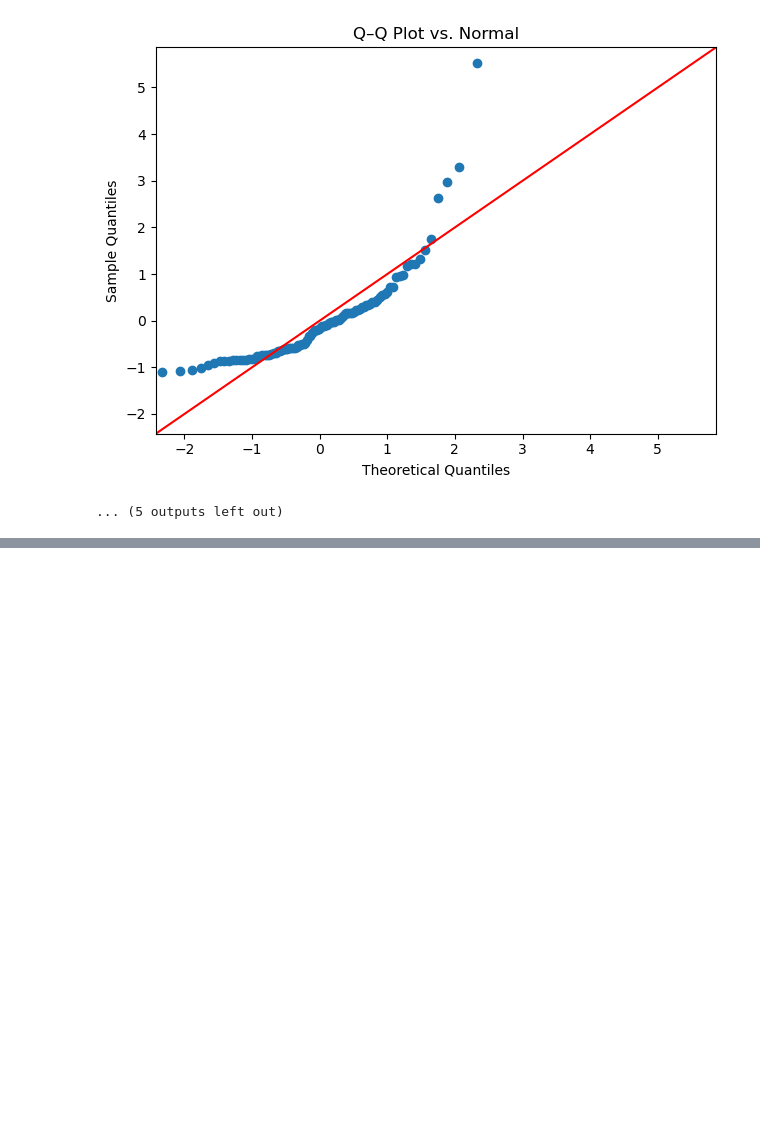
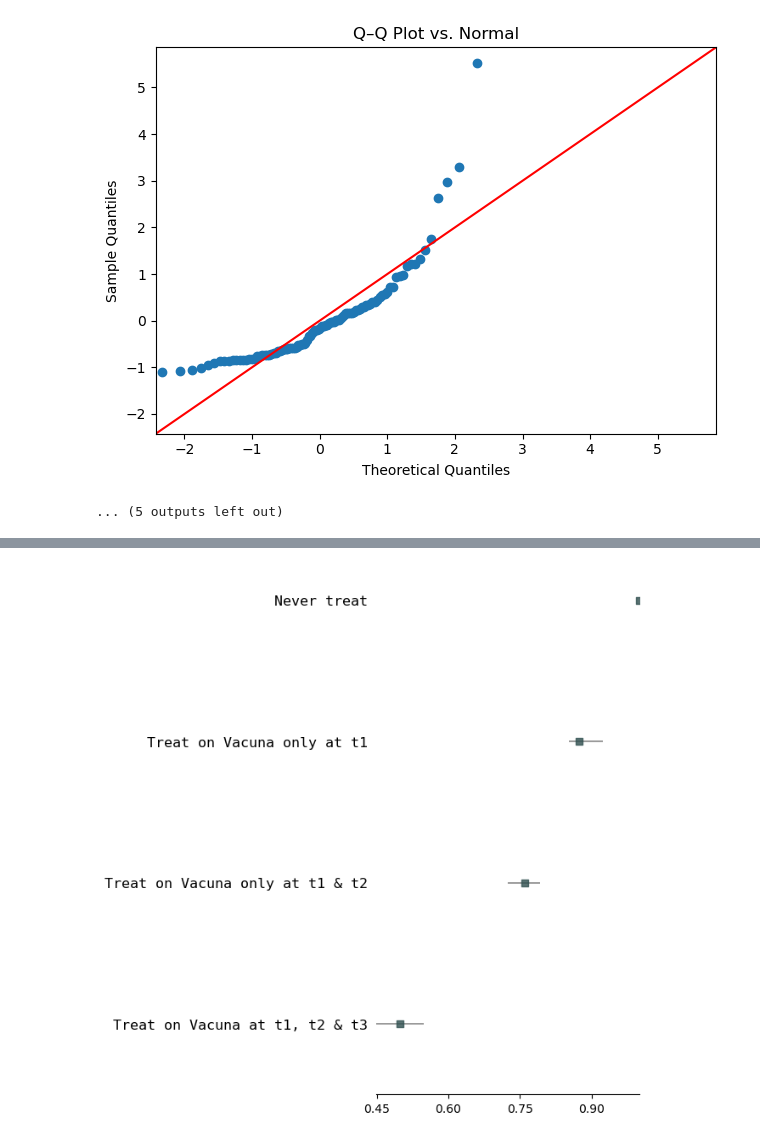
Before and after one commit to BorjaGIH/CovidVax_DM, a Jupyter notebook: 5_postprocess.ipynb, the cells around one changed output, grey strips where cells are left out. Drawn from its saved outputs; the diff is of its cells as text; code cells hidden in the pictures; blank space fills up the shorter version.

```diff
--- a/5_postprocess.ipynb
+++ b/5_postprocess.ipynb
@@ -318,0 +343,11 @@ Sample size: 100
+# %%
+fp.forestplot(result_data_forest,  # the dataframe with results data
+              estimate="Probability ratio",  # col containing estimated effect size
+              ll="95% LCI PR", hl="95% UCI PR",  # columns containing conf. int. lower and higher limits
+              varlabel="index",  # column containing variable label,
+              ci_report=False,  # Turn off conf. int. reporting
+              flush=False,  # Turn off left-flush of text
+              #groupvar = "index",
+              );
+# %% [output]
+[figure, added]
```
Also changed, not shown: parts of 12 cells of this notebook, 2 other files.
